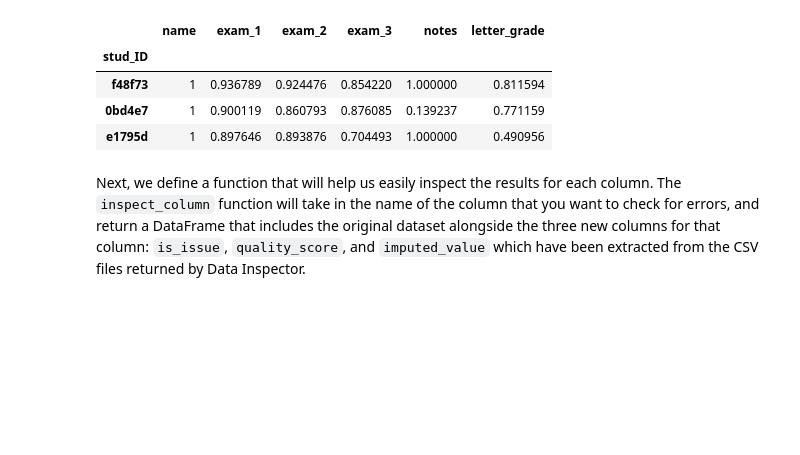
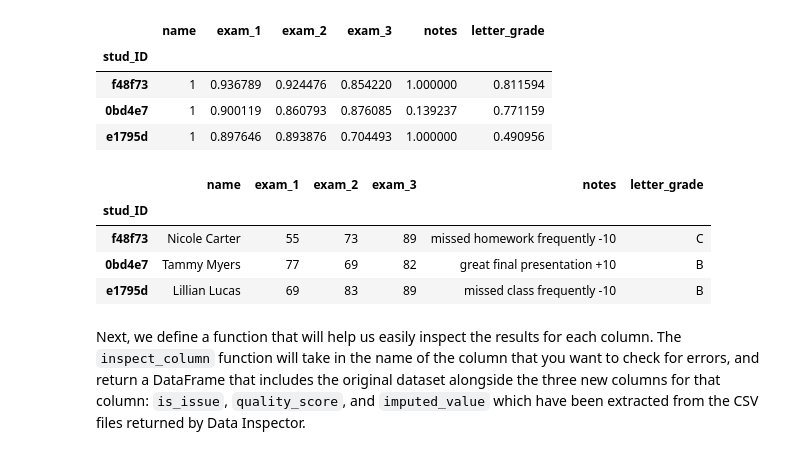
Before and after one commit to cleanlab/aws-marketplace, a Jupyter notebook: data-inspector/data_inspector.ipynb, the cells around one changed output. Cells and saved outputs as stored; diff of their text form; code cells hidden in the pictures; blank space fills up the shorter version.

```diff
--- a/data-inspector/data_inspector.ipynb
+++ b/data-inspector/data_inspector.ipynb
@@ -229,6 +229,14 @@ quality_score.head(3)
 | f48f73 | 1 | 0.936789 | 0.924476 | 0.854220 | 1.000000 | 0.811594 |
 | 0bd4e7 | 1 | 0.900119 | 0.860793 | 0.876085 | 0.139237 | 0.771159 |
 | e1795d | 1 | 0.897646 | 0.893876 | 0.704493 | 1.000000 | 0.490956 |
+# %%
+imputed_values.head(3)
+# %% [output]
+|  | name | exam_1 | exam_2 | exam_3 | notes | letter_grade |
+| stud_ID |  |  |  |  |  |  |
+| f48f73 | Nicole Carter | 55 | 73 | 89 | missed homework frequently -10 | C |
+| 0bd4e7 | Tammy Myers | 77 | 69 | 82 | great final presentation +10 | B |
+| e1795d | Lillian Lucas | 69 | 83 | 89 | missed class frequently -10 | B |
 # %% [markdown]
 Next, we define a function that will help us easily inspect the results for each column. The `inspect_column` function will take in the name of the column that you want to check for errors, and return a DataFrame that includes the original dataset alongside the three new columns for that column: `is_issue`, `quality_score`, and `imputed_value` which have been extracted from the CSV files returned by Data Inspector.
 # %%
```
Also changed, not shown: parts of 11 cells of this notebook.
